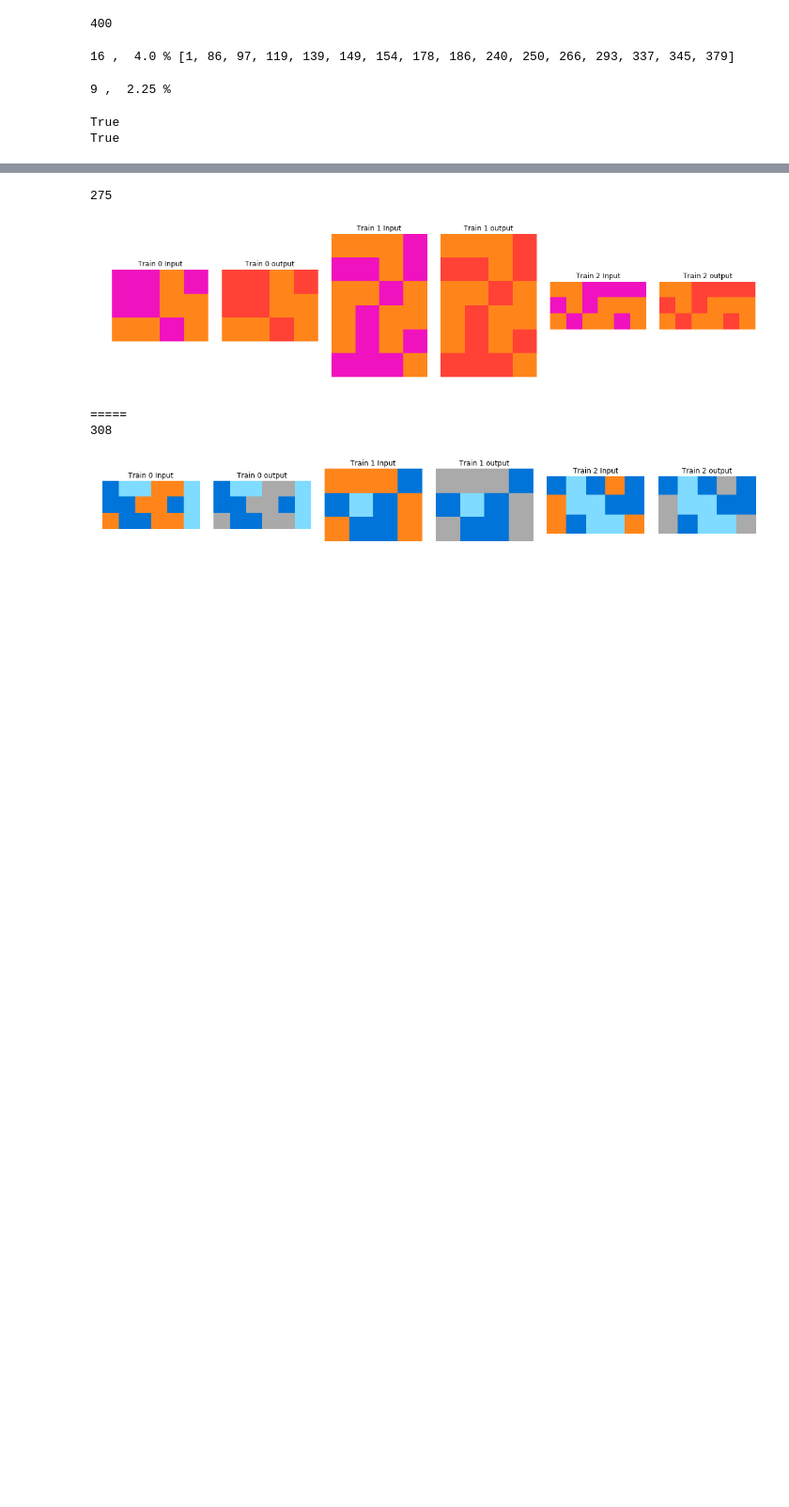
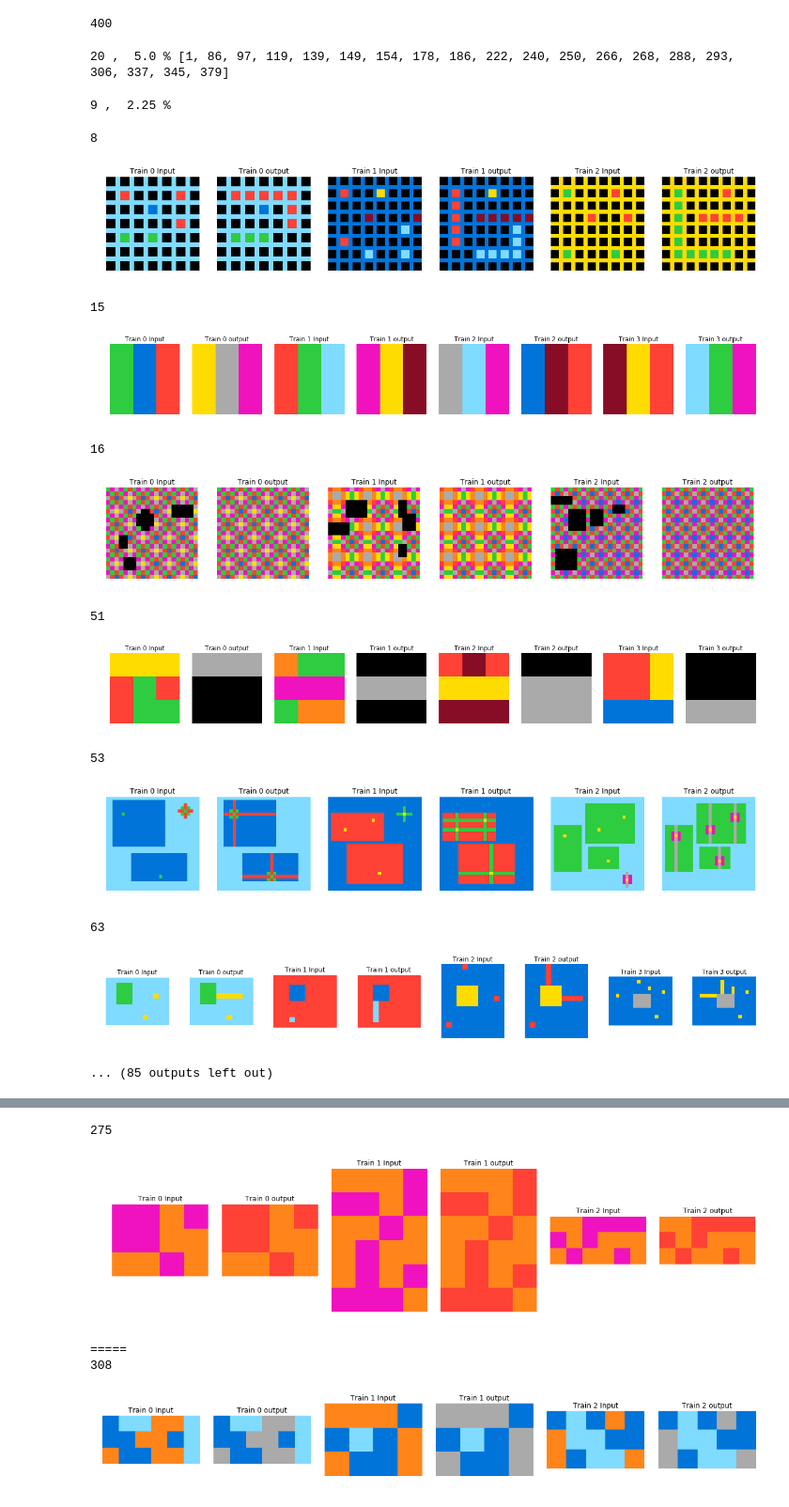
Before and after one commit to hassanshallal/ARCsolver, a Jupyter notebook: ARCSolverV02.ipynb, the cells around one changed output, grey strips where cells are left out. Shown at 94% size. Saved outputs shown, nothing was run; the diff lists cells and outputs as text; code cells hidden in the pictures; blank space fills up the shorter version.

Commit message:
26-calls_for_a_more_generalized_streamlined_approach

```diff
--- a/ARCSolverV02.ipynb
+++ b/ARCSolverV02.ipynb
@@ -58,26 +63,26 @@ len(today_analysis_05292020)
 # %%
 currently_solved = 0
 solved_indices_for_the_day = []
-for n in range(len(today_analysis_05292020)):
-    if today_analysis_05292020[n].inductiveV02.solved == 'solved':
+for n in range(len(today_analysis_06012020)):
+    if today_analysis_06012020[n].inductiveV02.solved == 'solved':
         #print(n)
-        #print(today_analysis_05292020[n].inductiveV02.mechanisms)
-        #plot_task_eval(tt[n], today_analysis_05292020[n].inductiveV02.testpreds)
+        #print(today_analysis_06012020[n].inductiveV02.mechanisms)
+        #plot_task_eval(tt[n], today_analysis_06012020[n].inductiveV02.testpreds)
         currently_solved += 1
         solved_indices_for_the_day.append(n)
 serialize(solved_indices_for_the_day, 'solved_indices_for_the_day.pkl')
 print(currently_solved, ', ', round((currently_solved/400)*100, 3), '%', solved_indices_for_the_day)
 
-# 16 ,  4.0 % [1, 86, 97, 119, 139, 149, 154, 178, 186, 240, 250, 266, 293, 337, 345, 379]%
+# 20 ,  5.0 % [1, 86, 97, 119, 139, 149, 154, 178, 186, 222, 240, 250, 266, 268, 288, 293, 306, 337, 345, 379]
 # %% [output]
-16 ,  4.0 % [1, 86, 97, 119, 139, 149, 154, 178, 186, 240, 250, 266, 293, 337, 345, 379]
+20 ,  5.0 % [1, 86, 97, 119, 139, 149, 154, 178, 186, 222, 240, 250, 266, 268, 288, 293, 306, 337, 345, 379]
 # %%
 partially_solved = 0
-for n in range(len(today_analysis_05292020)):
-    if today_analysis_05292020[n].inductiveV02.solved == 'partially solved':
+for n in range(len(today_analysis_06012020)):
+    if today_analysis_06012020[n].inductiveV02.solved == 'partially solved':
         #print(n)
-        #print(today_analysis_05292020[n].inductiveV02.mechanisms)
-        #plot_task_eval(tt[n], today_analysis_05292020[n].inductiveV02.testpreds)
+        #print(today_analysis_05312020[n].inductiveV02.mechanisms)
+        #plot_task_eval(tt[n], today_analysis_05312020[n].inductiveV02.testpreds)
         partially_solved += 1
 print(partially_solved, ', ', round((partially_solved/400)*100, 3), '%')
 # 9 ,  2.25 % (tightened), 26 ,  6.5 % (untightned)
@@ -166,7 +91,39 @@ def is_list_of_list(this_list):
-# %%
-print(np.all(np.repeat(np.repeat(this_task.traininputs[0], result[1][0][0], 0), result[1][0][1], 1) == this_task.trainoutputs[0]))
-print(np.all(this_task.trainoutputs[0][::int(result[1][0][0]),::int(result[1][0][1])] == this_task.traininputs[0]))
-# %% [output]
-True
-True
+# %%
+# we have highways, positive and negative feedback mechanisms, logical as well as numeric evaluations
+# across lists, now we have 20 tasks solved and 9 guessed upon. Before we add more first principles and
+# more classes such as neighbours, objects, moving, creation, symmetry, etc, we have to ask this critical question:
+# can we solve all these tasks in the form of series of evaluations. What's our graph at the moment?
+
+# What I am picturing is a high way in which we start with our deduced dim of tests
+# dimension is certianly the way to go, we need to turn big and convolving functions into a set of
+# logical or numerical evaluations, there are routines to discover numeric relations and there are
+# routines to apply logical evaluations on the discovered numeric relations. It appears there is a global
+# set and patterns of first principles that are emerging.
+# we keep adding data memebers all the time, it is obvious everything goes around the same set oriented
+# grinding. Trying to add more convolved routines may not serve the best interest of theis endeavour. we need
+# to come up with a cleaner high-way grid-oritented inductive segmentation.
+# consider these tasks, around 43: very interesting same_dim with no bg, we can
+# unsolved = 43, 5 solved with flips
+# how can we pave the way from here towards a generalized prior knowledge grounding routine or the way
+# to start the inductive which is more centered towards tasks with designed objectives.
+for n in range(len(today_analysis_06012020)):
+    this_task = today_analysis_06012020[n]
+    if this_task.objective_status == 'None' and this_task.is_similar_dim and this_task.inductiveV02.solved != 'solved': #
+        unsolved += 1
+        print(n)
+        plot_task(tt[n])
+# %% [output]
+8
+[figure, added]
+15
+[figure, added]
+16
+[figure, added]
+51
+[figure, added]
+53
+[figure, added]
+63
+[figure, added]
+... (85 outputs left out)
 # %%
```
Also changed, not shown: parts of 18 cells of this notebook, 6 other files.
